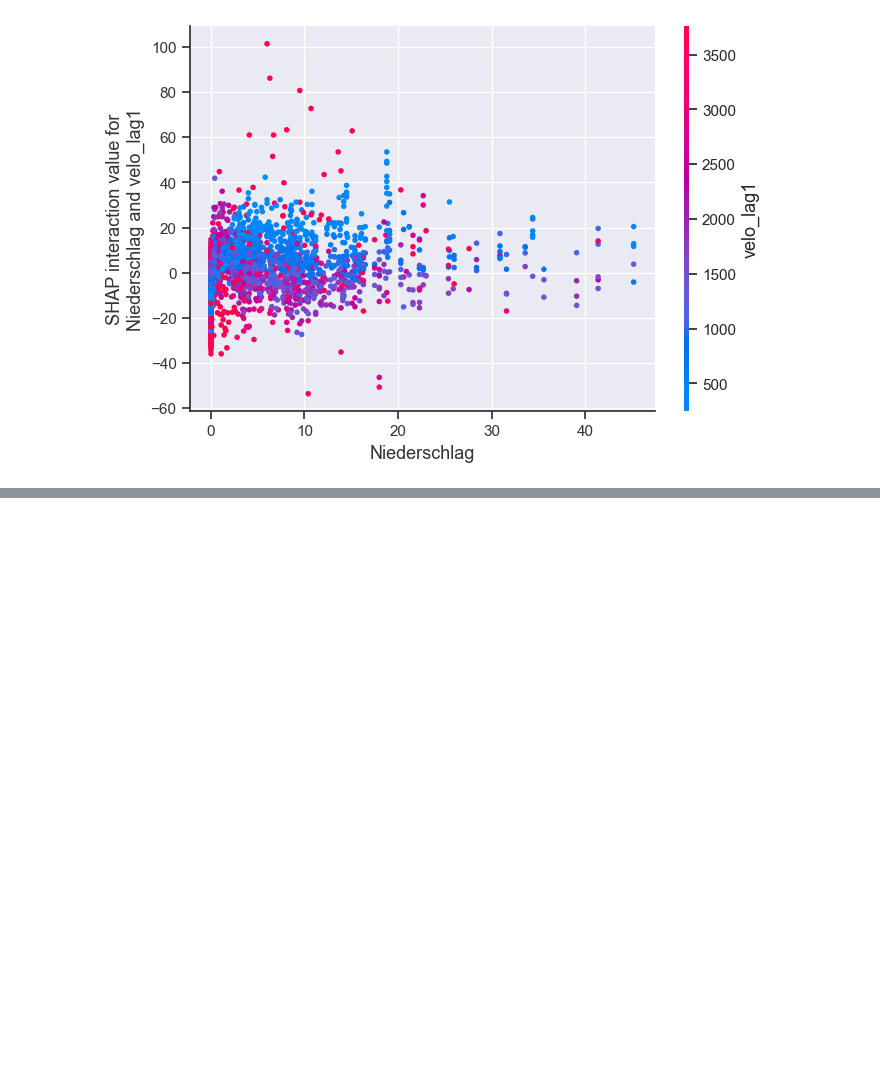
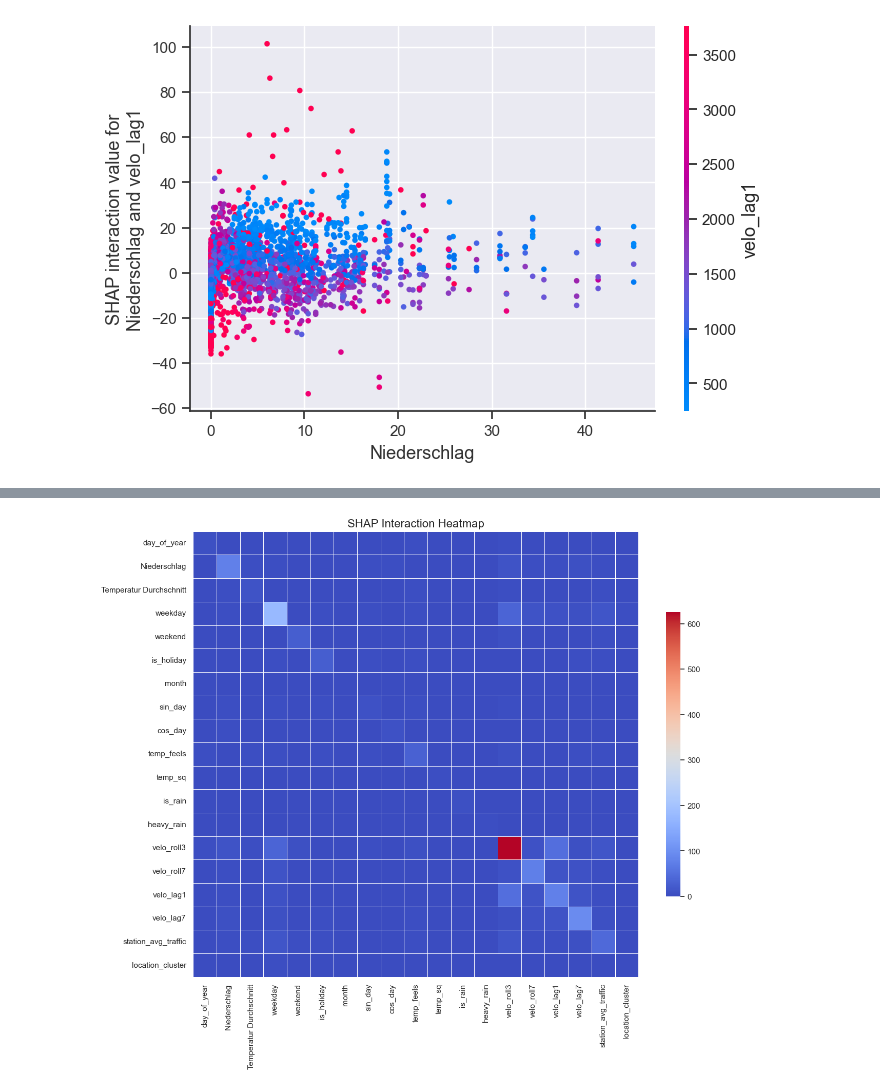
Before and after one commit to CommitmentIssues418/M3_VeloCheckZH, a Jupyter notebook: notebooks/04_model_evaluation.ipynb, the cells around one changed output, grey strips where cells are left out. Drawn from its saved outputs; the diff is of its cells as text; code cells hidden in the pictures; blank space fills up the shorter version.

```diff
--- a/notebooks/04_model_evaluation.ipynb
+++ b/notebooks/04_model_evaluation.ipynb
@@ -302,3 +306,18 @@ shap.dependence_plot(("station_avg_traffic", "month"), shap_inter, X_test)
 shap.dependence_plot(("Niederschlag", "velo_lag1"), shap_inter, X_test)
 # %% [output]
 [figure]
+# %%
+explainer = shap.TreeExplainer(xgb)
+shap_inter = explainer.shap_interaction_values(X_test)
+# %%
+# absolute Mittelwerte der Interaktionen über alle Samples
+mean_inter = np.abs(shap_inter).mean(axis=0)
+
+# DataFrame
+interaction_df = pd.DataFrame(
+    mean_inter,
+    index=X_test.columns,
+    columns=X_test.columns
+)
+
+interaction_df
@@ -304,0 +342,14 @@ shap.dependence_plot(("Niederschlag", "velo_lag1"), shap_inter, X_test)
+# %%
+plt.figure(figsize=(14, 12))
+sns.heatmap(
+    interaction_df,
+    cmap="coolwarm",
+    annot=False,
+    square=True,
+    linewidths=0.5,
+    cbar_kws={"shrink": 0.6}
+)
+plt.title("SHAP Interaction Heatmap", fontsize=16)
+plt.show()
+# %% [output]
+[figure, added]
```
Also changed, not shown: parts of 5 cells of this notebook, 4 other files.
